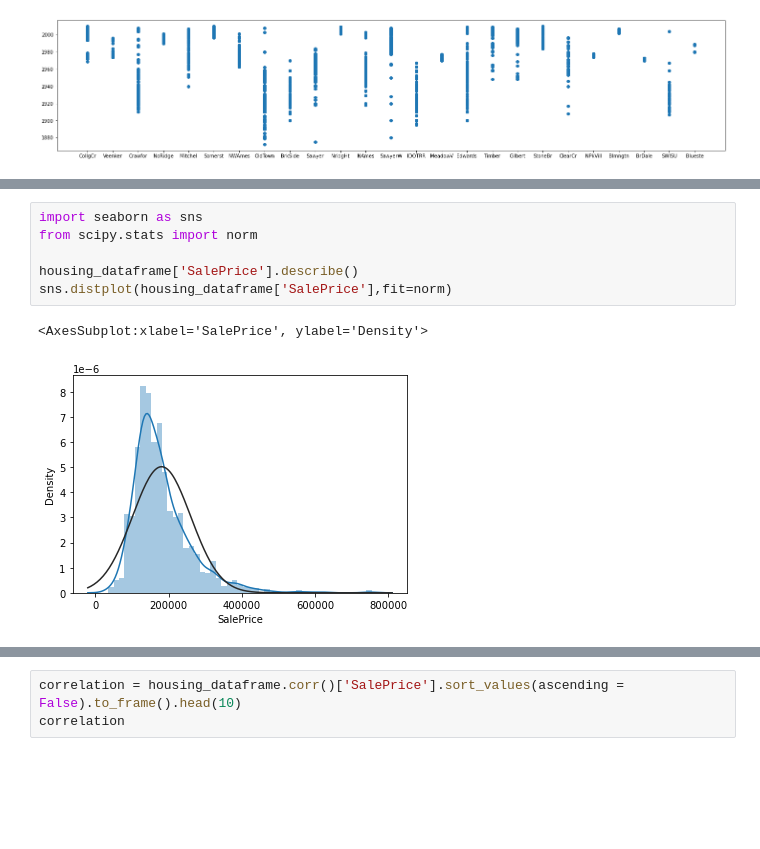
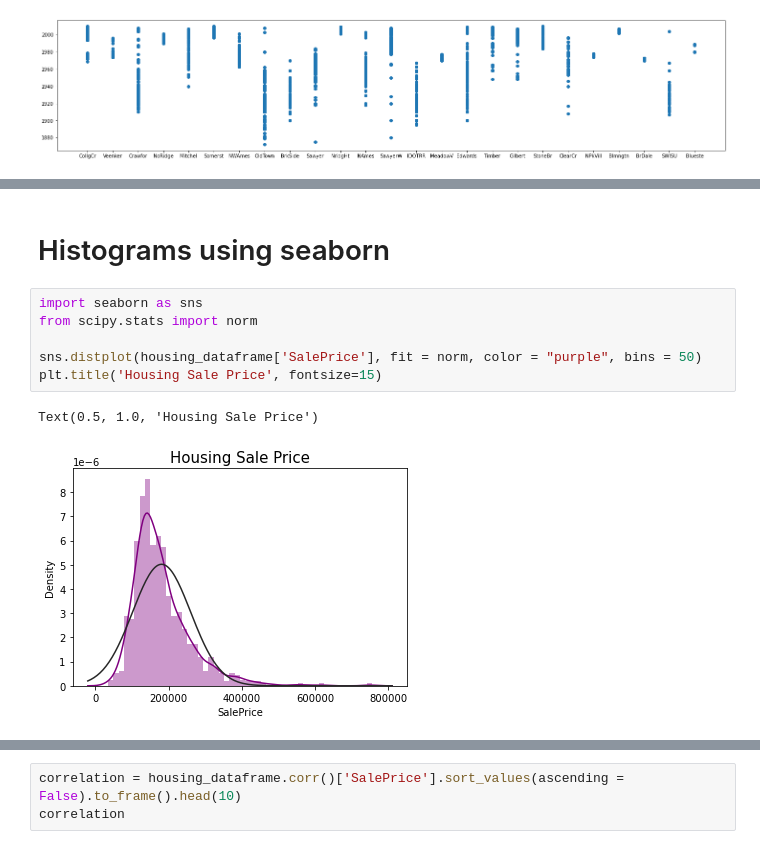
Before and after one commit to CS521-Burstein/final-project-Ayoub-Amghar, a Jupyter notebook: delivery_2.ipynb, the cells around one changed output, grey strips where cells are left out. Saved outputs shown, nothing was run; the diff lists cells and outputs as text; blank space fills up the shorter version.

Commit message:
update on histograms using seaborn

```diff
--- a/delivery_2.ipynb
+++ b/delivery_2.ipynb
@@ -93,9 +106,11 @@ plt.scatter(x = 'Neighborhood', y = 'YearBuilt', data = housing_dataframe)
+# %% [markdown]
+# Histograms using seaborn
 # %%
 import seaborn as sns
 from scipy.stats import norm
 
-housing_dataframe['SalePrice'].describe()
-sns.distplot(housing_dataframe['SalePrice'],fit=norm)
+sns.distplot(housing_dataframe['SalePrice'], fit = norm, color = "purple", bins = 50)
+plt.title('Housing Sale Price', fontsize=15)
 # %% [output]
-<AxesSubplot:xlabel='SalePrice', ylabel='Density'>
+Text(0.5, 1.0, 'Housing Sale Price')
-[figure, old version]
+[figure, new version]
```
Also changed, not shown: parts of 6 cells of this notebook.
